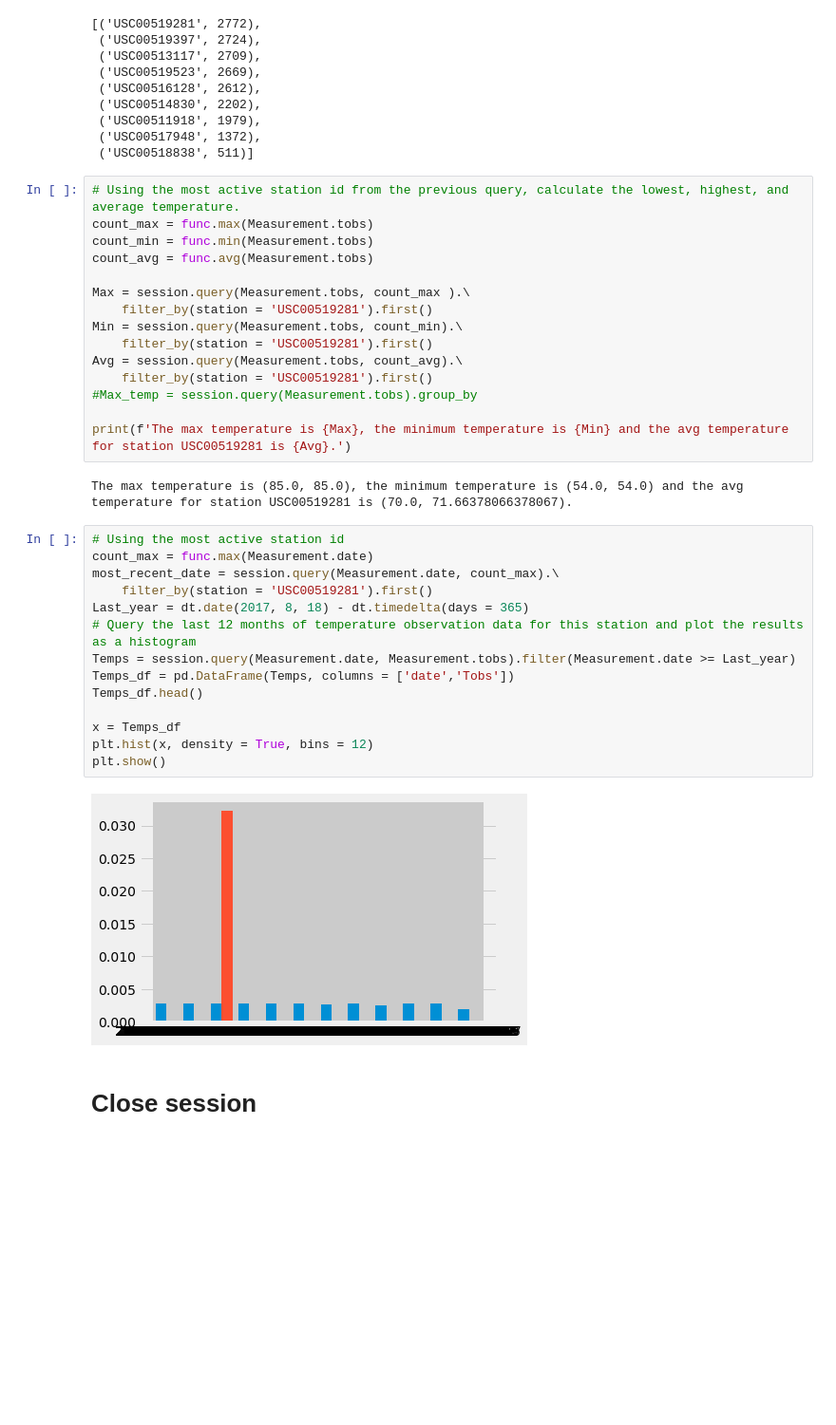
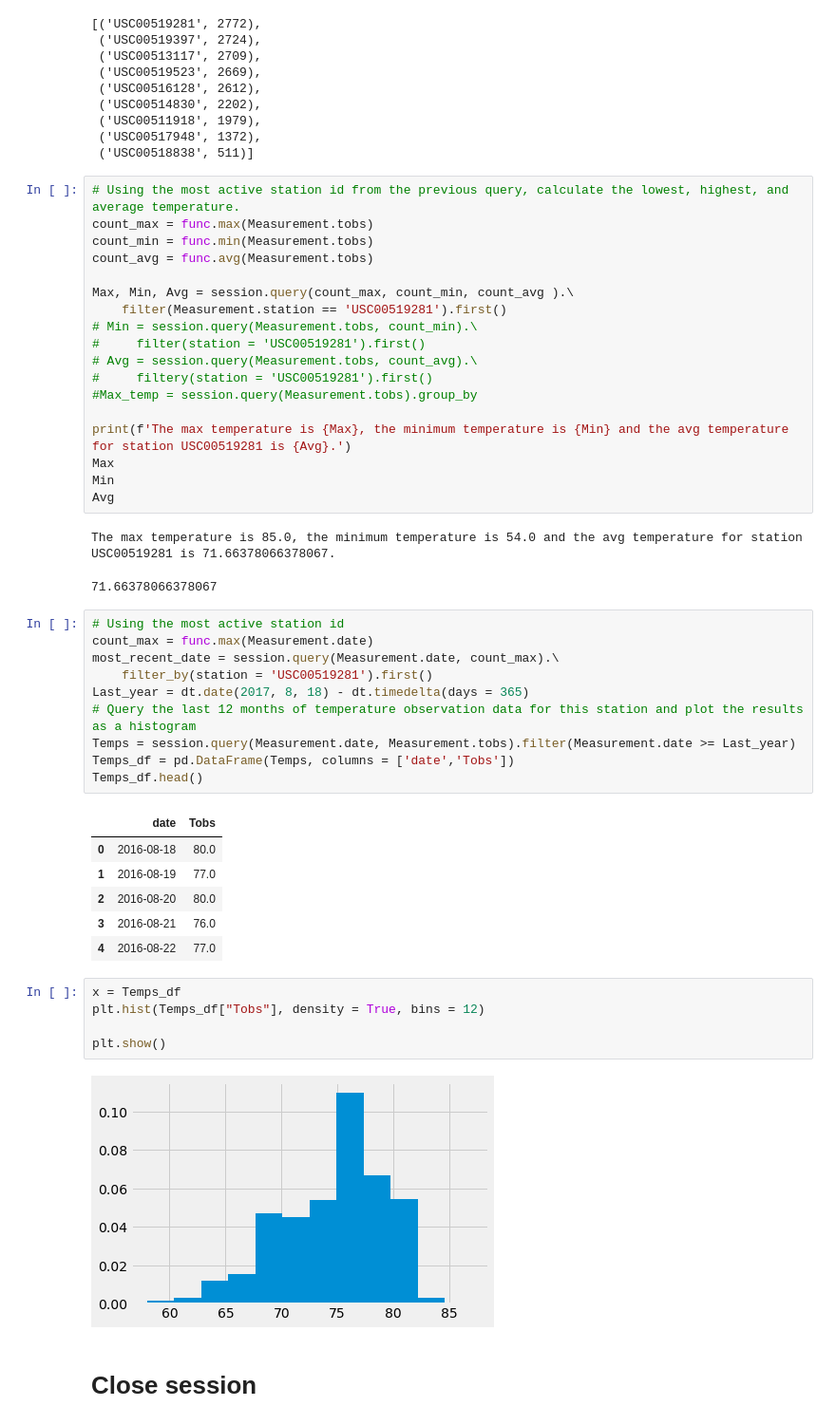
Before and after one commit to FastlifeFuture/sqlalchemy-challenge, a Jupyter notebook: climate_starter.ipynb, the cells around one changed output. Shown: that part at 95% size. Cells and saved outputs as stored; diff of their text form; blank space fills up the shorter version.

```diff
--- a/climate_starter.ipynb
+++ b/climate_starter.ipynb
@@ -106,17 +106,21 @@ count_max = func.max(Measurement.tobs)
 count_min = func.min(Measurement.tobs)
 count_avg = func.avg(Measurement.tobs)
 
-Max = session.query(Measurement.tobs, count_max ).\
-    filter_by(station = 'USC00519281').first()
-Min = session.query(Measurement.tobs, count_min).\
-    filter_by(station = 'USC00519281').first()
-Avg = session.query(Measurement.tobs, count_avg).\
-    filter_by(station = 'USC00519281').first()
+Max, Min, Avg = session.query(count_max, count_min, count_avg ).\
+    filter(Measurement.station == 'USC00519281').first()
+# Min = session.query(Measurement.tobs, count_min).\
+#     filter(station = 'USC00519281').first()
+# Avg = session.query(Measurement.tobs, count_avg).\
+#     filtery(station = 'USC00519281').first()
 #Max_temp = session.query(Measurement.tobs).group_by
 
 print(f'The max temperature is {Max}, the minimum temperature is {Min} and the avg temperature for station USC00519281 is {Avg}.')
+Max
+Min
+Avg
 # %% [output]
-The max temperature is (85.0, 85.0), the minimum temperature is (54.0, 54.0) and the avg temperature for station USC00519281 is (70.0, 71.66378066378067).
+The max temperature is 85.0, the minimum temperature is 54.0 and the avg temperature for station USC00519281 is 71.66378066378067.
+71.66378066378067
 # %%
 # Using the most active station id
 count_max = func.max(Measurement.date)
@@ -127,12 +131,20 @@ Last_year = dt.date(2017, 8, 18) - dt.timedelta(days = 365)
 Temps = session.query(Measurement.date, Measurement.tobs).filter(Measurement.date >= Last_year)
 Temps_df = pd.DataFrame(Temps, columns = ['date','Tobs'])
 Temps_df.head()
-
-x = Temps_df
-plt.hist(x, density = True, bins = 12)
-plt.show()
 # %% [output]
-[figure, removed]
+|  | date | Tobs |
+| 0 | 2016-08-18 | 80.0 |
+| 1 | 2016-08-19 | 77.0 |
+| 2 | 2016-08-20 | 80.0 |
+| 3 | 2016-08-21 | 76.0 |
+| 4 | 2016-08-22 | 77.0 |
+# %%
+x = Temps_df
+plt.hist(Temps_df["Tobs"], density = True, bins = 12)
+
+plt.show()
+# %% [output]
+[figure, added]
 # %% [markdown]
 # Close session
 # %%
```
Also changed, not shown: parts of 1 cell of this notebook, 1 other file.
